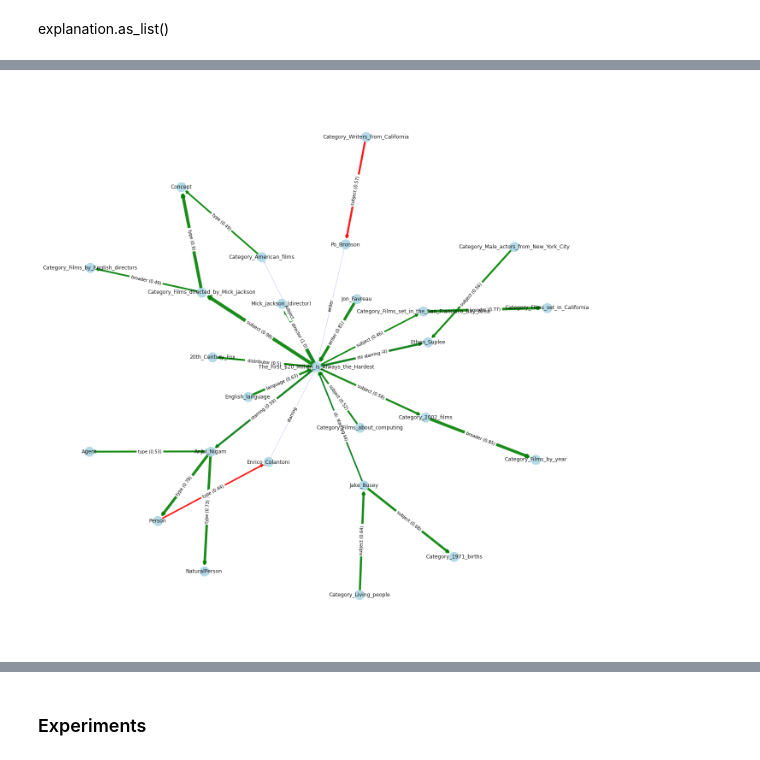
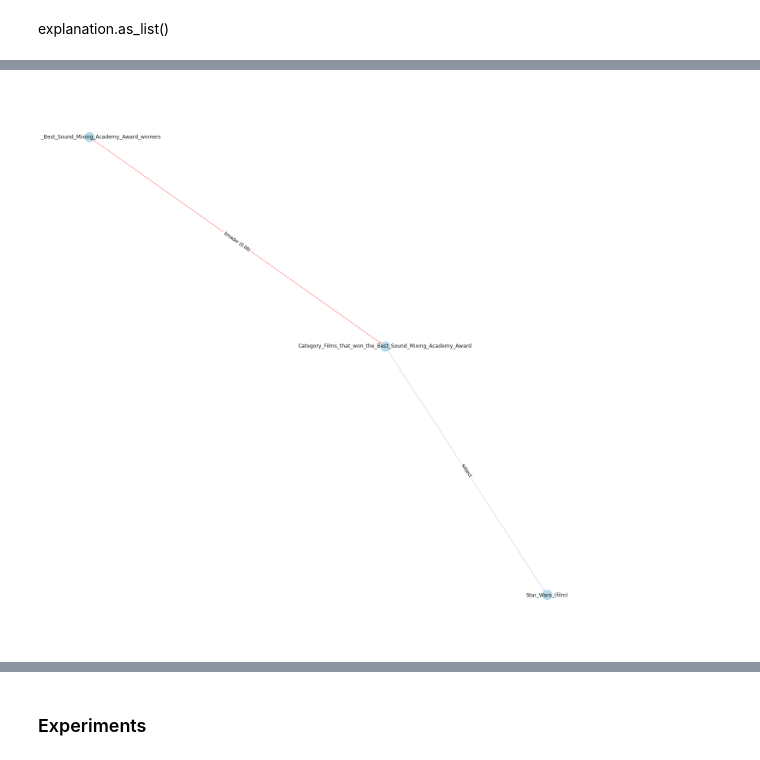
Before and after one commit to rgrenz/rdflime-util, a Jupyter notebook: notebooks/3_limetest.ipynb, the cells around one changed output, grey strips where cells are left out. Drawn from its saved outputs; the diff is of its cells as text; code cells hidden in the pictures.

Commit message:
Add triple addition

```diff
--- a/notebooks/3_limetest.ipynb
+++ b/notebooks/3_limetest.ipynb
@@ -63,7 +45,7 @@ explainer = LimeRdfExplainer(
 )
 
 
-explained_entity_id = 377  # 0-400 -> test data
+explained_entity_id = 7  # 0-400 -> test data
 explained_entity_uri = movies[explained_entity_id]
 prediction = clf.predict_proba([rdf2vec_transformer._embeddings[explained_entity_id]])
 
@@ -83,13 +65,15 @@ center_init = [True, False]
 single_run = [True, False]
 """
 
-data, labels, distances, explanation = explainer.explain_instance(
+data, probabilities, distances, explanation = explainer.explain_instance(
     entity=explained_entity_uri,
     classifier_fn=clf.predict_proba,
-    num_features=25,
-    num_samples=5000,
-    max_removed_triples=5,
-    removal_count_fixed=True,
+    num_features=100,
+    num_samples=3500,
+    allow_triple_addition=True,
+    allow_triple_substraction=True,
+    max_changed_triples=5,
+    change_count_fixed=True,
     use_w2v_freeze=True,
     center_correction=False,
     single_run=False,
@@ -211,35 +195,35 @@ from math import sqrt
 
 G = nx.DiGraph()
 G.add_edges_from(edges)
-pos = nx.spring_layout(G, k=1.25/sqrt(len(G.nodes())), seed=42, iterations=35)
+#pos = nx.spring_layout(G, k=1.25/sqrt(len(G.nodes())), seed=42, iterations=35)
 pos = nx.nx_pydot.graphviz_layout(G, prog="neato")
 plt.figure(figsize=(18,18))
 nx.draw(
     G, pos,
     node_size=500, node_color='lightblue', alpha=0.9,
     labels={node: node for node in G.nodes()},
     arrowstyle='->',
     width=[G[u][v]['width'] for u,v in G.edges()],
     edge_color=[G[u][v]['color'] for u,v in G.edges()],
 )
 
 
 _ = nx.draw_networkx_edge_labels(
     G, pos,
     edge_labels=labels,
     font_color='black',
 )
 
 
 nx.write_gexf(G, "test.gexf")
 
 plt.savefig("green_lantern.pdf")
 
 x = nx.nx_pydot.to_pydot(G)
 
 # Bug: node labels with :
 # %% [output]
-[figure, old version]
+[figure, new version]
 # %%
 from pyvis.network import Network
 nt = Network('500px', '500px')
```
Also changed, not shown: parts of 20 cells of this notebook.
